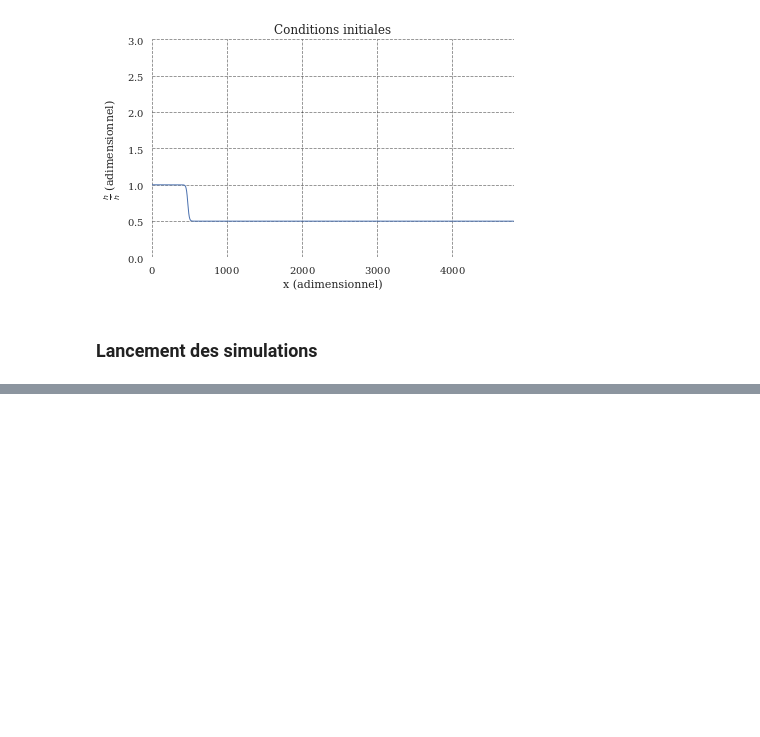
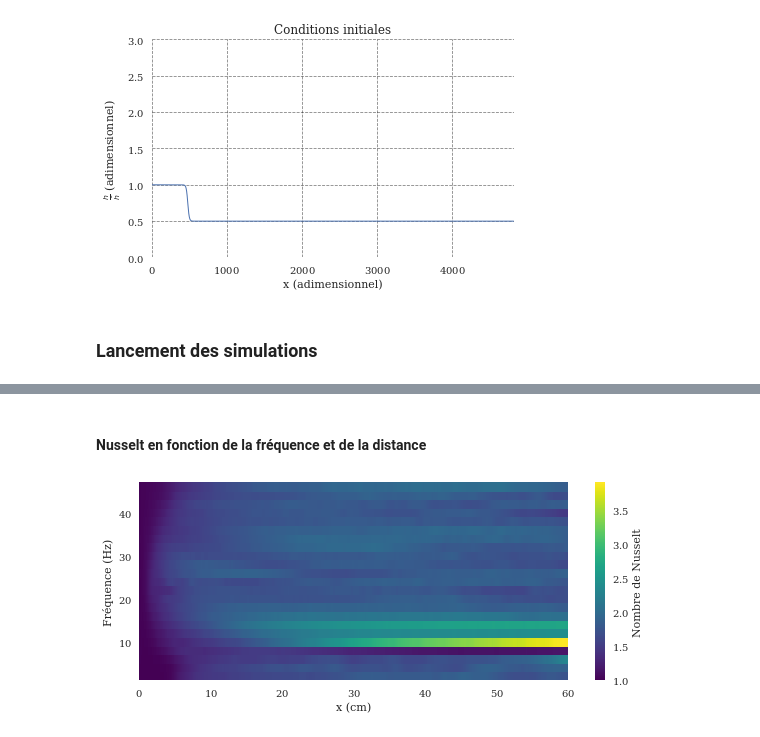
Before and after one commit to celliern/arc_2017, a Jupyter notebook: contenu_additionnel.ipynb, the cells around one changed output, grey strips where cells are left out. Drawn from its saved outputs; the diff is of its cells as text; code cells hidden in the pictures; blank space fills up the shorter version.

```diff
--- a/contenu_additionnel.ipynb
+++ b/contenu_additionnel.ipynb
@@ -664,0 +673,14 @@ KeyError: "No data for 'x'"
+# %% [markdown]
+#### Nusselt en fonction de la fréquence et de la distance
+# %%
+with pl.rc_context(rc={'text.fontsize': 18}):
+    pl.figure(figsize=(33/4, 3.5))
+    pl.pcolormesh(x / tr.categories['l_factor'] * 100, np.arange(1, 49, 2),
+                  full_Nu, cmap='viridis')
+    cbar = pl.colorbar()
+    cbar.set_label('Nombre de Nusselt')
+    pl.xlabel('x (cm)')
+    pl.ylabel('Fréquence (Hz)')
+    pl.savefig('figures/01-Nusselt_freq_x.pdf')
+# %% [output]
+[figure, added]
```
Also changed, not shown: parts of 11 cells of this notebook, 6 other files.
